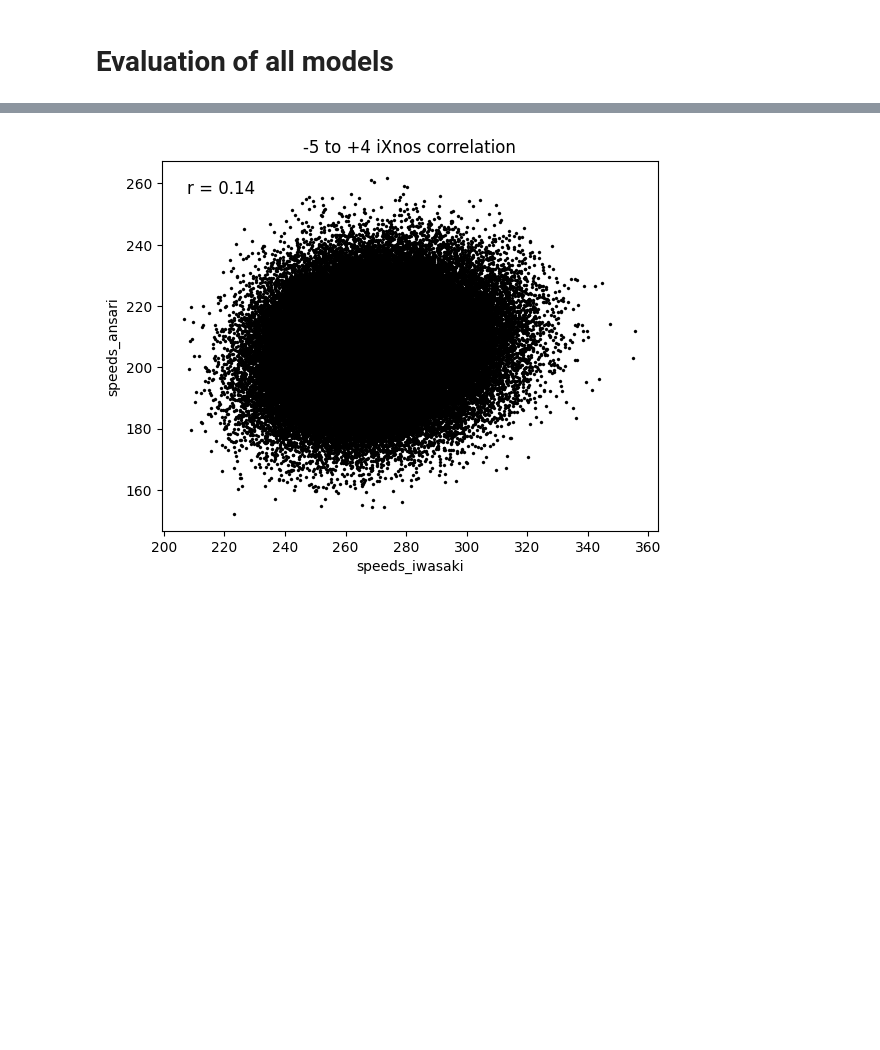
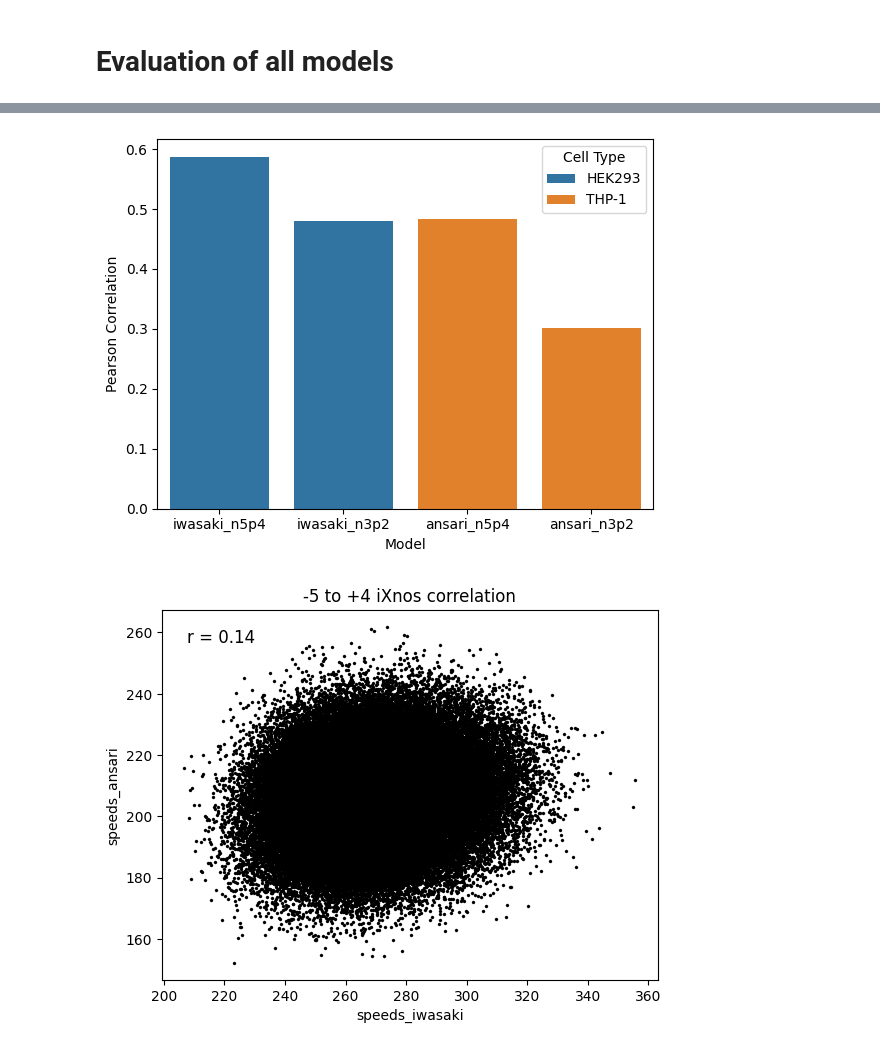
Before and after one commit to jedsurf/lareau-rotation, a Jupyter notebook: notebooks/250206_model_comparison.ipynb, the cells around one changed output, grey strips where cells are left out. Drawn from its saved outputs; the diff is of its cells as text; code cells hidden in the pictures; blank space fills up the shorter version.

```diff
--- a/notebooks/250206_model_comparison.ipynb
+++ b/notebooks/250206_model_comparison.ipynb
@@ -76,0 +75,13 @@ plt.show()
+# %%
+all_corrs = pd.DataFrame({
+    "iwasaki_n5p4"  : [pd.read_csv("models/ixnos_retrained_loss_by_epoch.csv").iloc[-1]["corr_te"].item(), "HEK293"],
+    "iwasaki_n3p2"  : [pd.read_csv("processed-data/iwasaki/models/ixnos_n3p2_full_loss_by_epoch.csv").iloc[-1]["corr_te"].item(), "HEK293"],
+    "ansari_n5p4" : [pd.read_csv("processed-data/thp1_v2/models/ixnos_n5p4_full_loss_by_epoch.csv").iloc[-1]["corr_te"].item(), "THP-1"],
+    "ansari_n3p2" : [pd.read_csv("processed-data/thp1_v2/models/ixnos_n3p2_full_loss_by_epoch.csv").iloc[-1]["corr_te"].item(), "THP-1"],
+    }).T
+all_corrs.reset_index(inplace=True)
+all_corrs.columns = ["Model", "Pearson Correlation", "Cell Type"]
+sns.barplot(all_corrs, x="Model", y="Pearson Correlation", hue="Cell Type")
+plt.show()
+# %% [output]
+[figure, added]
```
Also changed, not shown: parts of 13 cells of this notebook, 7 other files.
